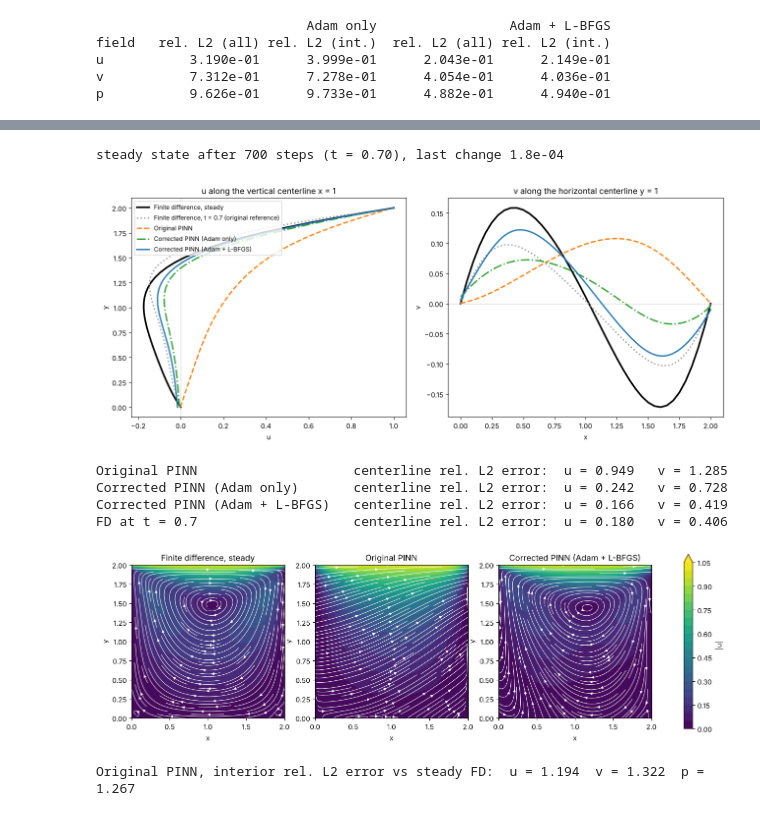
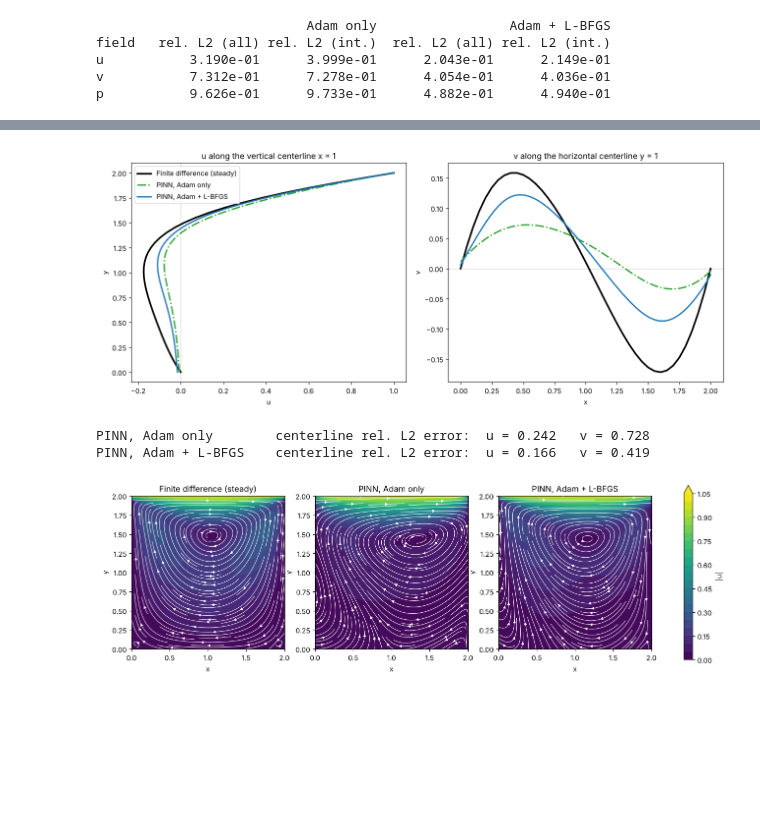
Before and after one commit to tejasbg004/Differential-Equations-solutions-using-PINNS, a Jupyter notebook: lid_driven_cavity/Lid_Driven_Cavity_PINN.ipynb, the cells around one changed output, grey strips where cells are left out. Drawn from its saved outputs; the diff is of its cells as text; code cells hidden in the pictures; blank space fills up the shorter version.

Commit message:
Adam vs Adam + L-BFGS

```diff
--- a/lid_driven_cavity/Lid_Driven_Cavity_PINN.ipynb
+++ b/lid_driven_cavity/Lid_Driven_Cavity_PINN.ipynb
@@ -338,82 +332,55 @@ The original notebook's reference (finite difference stopped at $t = 0.7$) is al
 
 Centerlines: $u(y)$ along the vertical line $x = 1$, and $v(x)$ along the horizontal line $y = 1$.
 # %%
-# finite-difference solution at t = 0.7: the reference used in the original notebook
-u_fd07, v_fd07, p_fd07 = cavity_steady(tol=0.0, max_steps=700)
-
-model_orig = mlp(3)
-model_orig.load_weights(W_ORIGINAL)
-
 line = np.linspace(0, 2, 201, dtype=np.float32)
 def on_points(model, xs, ys):
     out = model(np.stack([xs, ys], 1)).numpy()
     return out[:, 0], out[:, 1]
 
 i_mid = nx // 2                                   # x = 1 (and y = 1) on the 41-point grid
-models = [("Original PINN", model_orig, "tab:orange", "--"),
-          ("Corrected PINN (Adam + L-BFGS)", model_cav, "tab:blue", "-")]
-centerline_models = [models[0],
-                     ("Corrected PINN (Adam only)", model_adam, "tab:green", "-."),
-                     models[1]]
+models = [("PINN, Adam only", model_adam, "tab:green", "-."),
+          ("PINN, Adam + L-BFGS", model_cav, "tab:blue", "-")]
 
 fig, ax = plt.subplots(1, 2, figsize=(13, 5.5))
-# u along x = 1
-ax[0].plot(u_fd[:, i_mid], y, "k-", lw=2.5, label="Finite difference, steady")
-ax[0].plot(u_fd07[:, i_mid], y, color="0.6", ls=":", lw=2, label="Finite difference, t = 0.7 (original reference)")
-for name, m, col, ls in centerline_models:
+ax[0].plot(u_fd[:, i_mid], y, "k-", lw=2.5, label="Finite difference (steady)")
+ax[1].plot(x, v_fd[i_mid, :], "k-", lw=2.5, label="Finite difference (steady)")
+for name, m, col, ls in models:
     u_l, _ = on_points(m, np.ones_like(line), line)
+    _, v_l = on_points(m, line, np.ones_like(line))
     ax[0].plot(u_l, line, color=col, ls=ls, lw=2, label=name)
+    ax[1].plot(line, v_l, color=col, ls=ls, lw=2, label=name)
 ax[0].set(xlabel="u", ylabel="y", title="u along the vertical centerline x = 1")
 ax[0].axvline(0, color="0.85", lw=1, zorder=0)
-# v along y = 1
-ax[1].plot(x, v_fd[i_mid, :], "k-", lw=2.5, label="Finite difference, steady")
-ax[1].plot(x, v_fd07[i_mid, :], color="0.6", ls=":", lw=2, label="Finite difference, t = 0.7 (original reference)")
-for name, m, col, ls in centerline_models:
-    _, v_l = on_points(m, line, np.ones_like(line))
-    ax[1].plot(line, v_l, color=col, ls=ls, lw=2, label=name)
 ax[1].set(xlabel="x", ylabel="v", title="v along the horizontal centerline y = 1")
 ax[1].axhline(0, color="0.85", lw=1, zorder=0)
-ax[0].legend(fontsize=9, loc="upper left")
+ax[0].legend(fontsize=10, loc="upper left")
 plt.tight_layout(); plt.show()
 
-# centerline errors against the steady reference
-for name, m, _, _ in centerline_models:
+for name, m, _, _ in models:
     u_c, _ = on_points(m, np.ones(ny, np.float32), y)
     _, v_c = on_points(m, x, np.ones(nx, np.float32))
-    print(f"{name:32s} centerline rel. L2 error:  u = {rel_l2(u_c, u_fd[:, i_mid]):.3f}   "
+    print(f"{name:22s} centerline rel. L2 error:  u = {rel_l2(u_c, u_fd[:, i_mid]):.3f}   "
           f"v = {rel_l2(v_c, v_fd[i_mid, :]):.3f}")
-print(f"{'FD at t = 0.7':32s} centerline rel. L2 error:  u = {rel_l2(u_fd07[:, i_mid], u_fd[:, i_mid]):.3f}   "
-      f"v = {rel_l2(v_fd07[i_mid, :], v_fd[i_mid, :]):.3f}")
 # %% [output]
+[figure, new version]
-steady state after 700 steps (t = 0.70), last change 1.8e-04
+PINN, Adam only        centerline rel. L2 error:  u = 0.242   v = 0.728
+PINN, Adam + L-BFGS    centerline rel. L2 error:  u = 0.166   v = 0.419
-[figure, old version]
-Original PINN                    centerline rel. L2 error:  u = 0.949   v = 1.285
-Corrected PINN (Adam only)       centerline rel. L2 error:  u = 0.242   v = 0.728
-Corrected PINN (Adam + L-BFGS)   centerline rel. L2 error:  u = 0.166   v = 0.419
-FD at t = 0.7                    centerline rel. L2 error:  u = 0.180   v = 0.406
 # %%
 # Velocity magnitude and streamlines
 xf = np.linspace(0, 2, 101, dtype=np.float32)
 Xf, Yf = np.meshgrid(xf, xf)
-fields = [("Finite difference, steady", u_fd, v_fd, X, Y)]
+fields = [("Finite difference (steady)", u_fd, v_fd, X, Y)]
 for name, m, _, _ in models:
     out = m(np.stack([Xf.ravel(), Yf.ravel()], 1)).numpy()
     fields.append((name, out[:, 0].reshape(Xf.shape), out[:, 1].reshape(Xf.shape), Xf, Yf))
 
 fig, ax = plt.subplots(1, 3, figsize=(17, 5.4))
 for a, (name, uu, vv, XX, YY) in zip(ax, fields):
     speed = np.sqrt(uu**2 + vv**2)
     h = a.contourf(XX, YY, speed, levels=np.linspace(0, 1.05, 22), cmap="viridis", extend="max")
     a.streamplot(XX[0], YY[:, 0], uu, vv, color="w", density=1.4, linewidth=0.7, arrowsize=0.8)
     a.set(title=name, xlabel="x", ylabel="y", aspect="equal", xlim=(0, 2), ylim=(0, 2))
 fig.colorbar(h, ax=ax, label="|u|", shrink=0.85)
 plt.show()
-
-# whole-field errors of the original PINN for reference
-out_o = model_orig(np.stack([X.ravel(), Y.ravel()], 1)).numpy()
-print("Original PINN, interior rel. L2 error vs steady FD:  "
-      + "  ".join(f"{n} = {rel_l2(out_o[:, k].reshape(X.shape)[interior], f[interior]):.3f}"
-                  for k, (n, f) in enumerate([("u", u_fd), ("v", v_fd), ("p", p_fd)])))
 # %% [output]
-[figure, old version]
+[figure, new version]
-Original PINN, interior rel. L2 error vs steady FD:  u = 1.194  v = 1.322  p = 1.267
```
Also changed, not shown: parts of 2 cells of this notebook, 6 other files.
